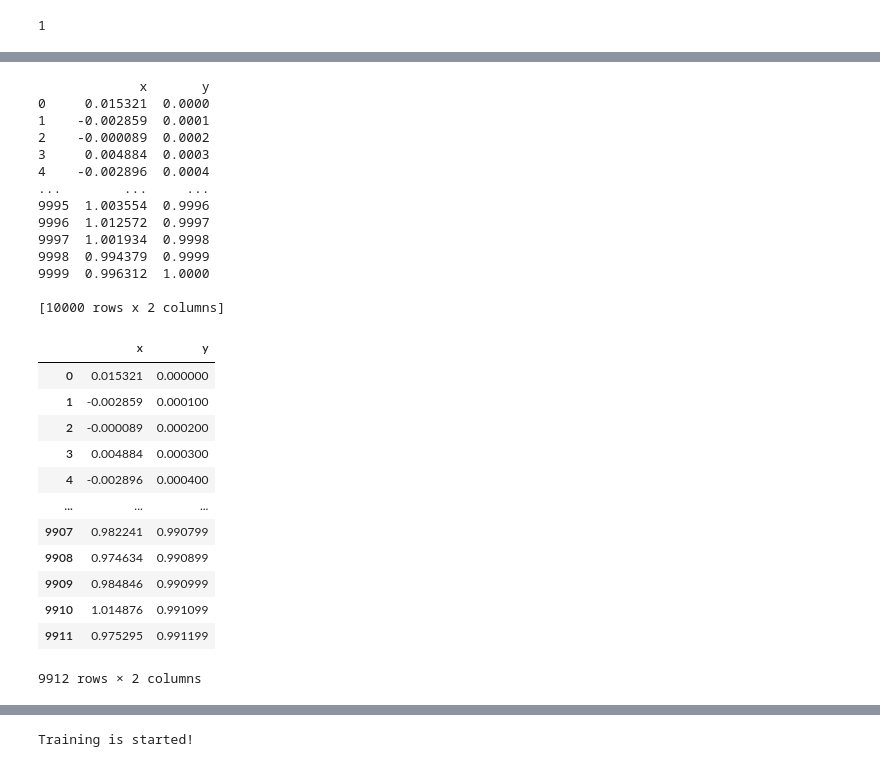
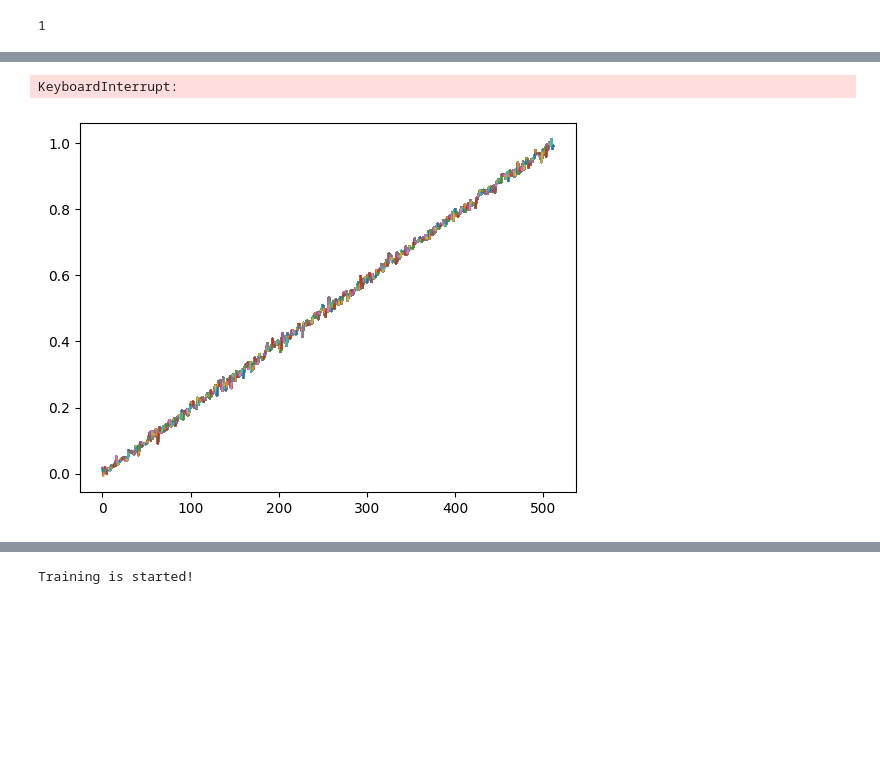
Before and after one commit to ari-dasci/S-DenoGrad, a Jupyter notebook: src/notebooks/train_denoising_autoencoder.ipynb, the cells around one changed output, grey strips where cells are left out. Drawn from its saved outputs; the diff is of its cells as text; code cells hidden in the pictures; blank space fills up the shorter version.

```diff
--- a/src/notebooks/train_denoising_autoencoder.ipynb
+++ b/src/notebooks/train_denoising_autoencoder.ipynb
@@ -125,50 +145,45 @@ batch_size = 168 # 1 week of data (24*7)
 # %%
-# data_df = data_df.sample(fr
-#
-# ac=1).reset_index(drop=True)
-print(data_df)
-limit = int(len(data_df)%batch_size)
-data_df = data_df.iloc[:-limit]
+# limit = int(len(data_df)%batch_size)
+# data_df = data_df.iloc[:-limit]
-# %% [output]
-             x       y
-0     0.015321  0.0000
-1    -0.002859  0.0001
-2    -0.000089  0.0002
-3     0.004884  0.0003
-4    -0.002896  0.0004
-...        ...     ...
-9995  1.003554  0.9996
-9996  1.012572  0.9997
-9997  1.001934  0.9998
-9998  0.994379  0.9999
-9999  0.996312  1.0000
-
-[10000 rows x 2 columns]
-# %%
-data_df
-# %% [output]
-|  | x | y |
-| 0 | 0.015321 | 0.000000 |
-| 1 | -0.002859 | 0.000100 |
-| 2 | -0.000089 | 0.000200 |
-| 3 | 0.004884 | 0.000300 |
-| 4 | -0.002896 | 0.000400 |
-| ... | ... | ... |
-| 9907 | 0.982241 | 0.990799 |
-| 9908 | 0.974634 | 0.990899 |
-| 9909 | 0.984846 | 0.990999 |
-| 9910 | 1.014876 | 0.991099 |
-| 9911 | 0.975295 | 0.991199 |
-9912 rows × 2 columns
+# %%
+import torch
+from torch.utils.data import Dataset, DataLoader
+
+class SlidingWindowDataset2(Dataset):
+    def __init__(self, data, window_size):
+        """
+        Dataset para crear ventanas deslizantes.
+        Args:
+            data (list or ndarray): Datos originales.
+            window_size (int): Tamaño de cada ventana.
+        """
+        self.data = data.copy()
+        self.window_size = window_size
+
+    def __len__(self):
+        # Número de ventanas que se pueden generar
+        return len(self.data) - self.window_size + 1
+
+    def __getitem__(self, idx):
+        # Ventanas deslizantes para X y el valor correspondiente de Y
+        X_window = self.data.iloc[idx : idx + self.window_size, 0].values  # Columna X
+        Y_value = self.data.iloc[idx : idx + self.window_size, 1].values    # Último valor de la columna Y
+        return torch.tensor(X_window, dtype=torch.float32), torch.tensor(Y_value, dtype=torch.float32)
 # %%
 # Create Datasets for DataLoaders
-noisy_dataset = Dataset(
-    input_df=data_df['x'],
-    target_df=data_df['y']
+noisy_dataset = SlidingWindowDataset2(
+    data=data_df,
+    window_size=128
 )
 
 # Create the dataloaders
-train_dataloader = DataLoader(noisy_dataset, batch_size=batch_size, shuffle=True, num_workers=0)
+train_dataloader = DataLoader(noisy_dataset, batch_size=32, shuffle=False, num_workers=0)
+# %%
+for i, x in enumerate(noisy_dataset):
+    plt.plot(range(i, i+len(x[0])), x[0].detach().numpy())
+# %% [output]
+KeyboardInterrupt:
+[figure, added]
 # %%
 denoiser = DenoisingAutoencoder(
     input_dim=batch_size,
```
Also changed, not shown: parts of 17 cells of this notebook, 2 other files.
